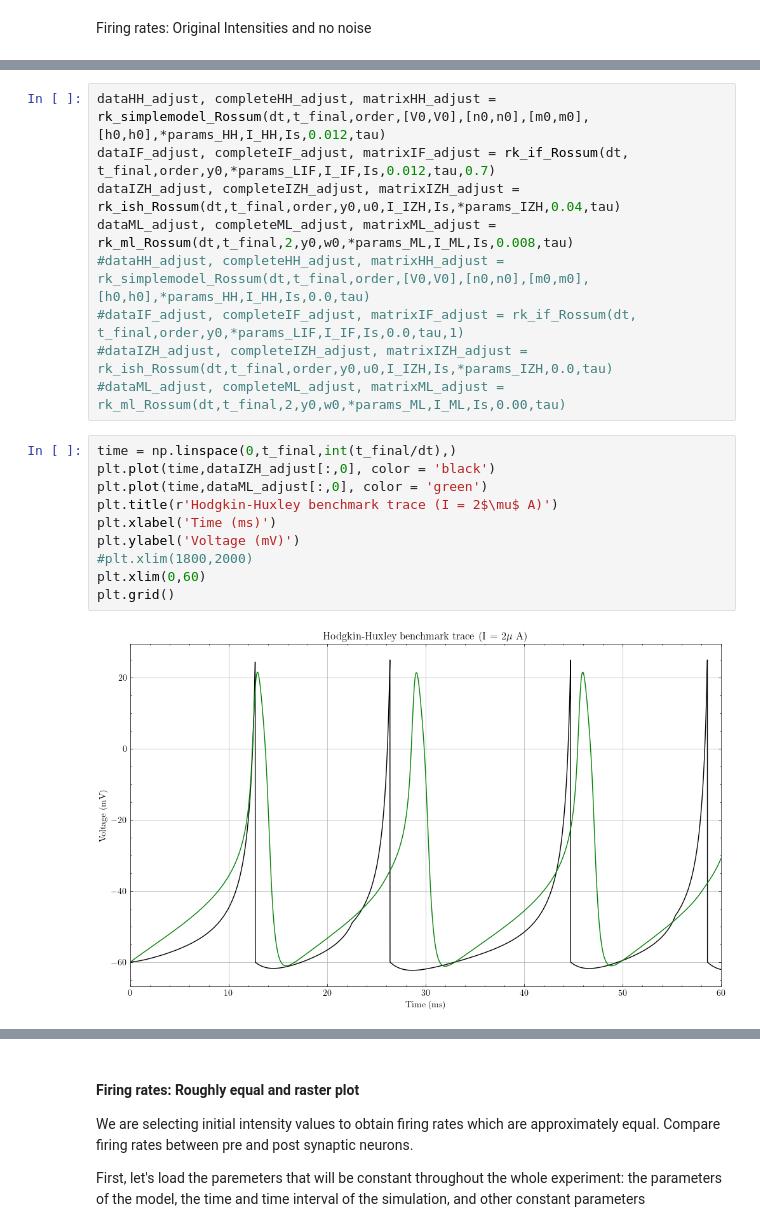
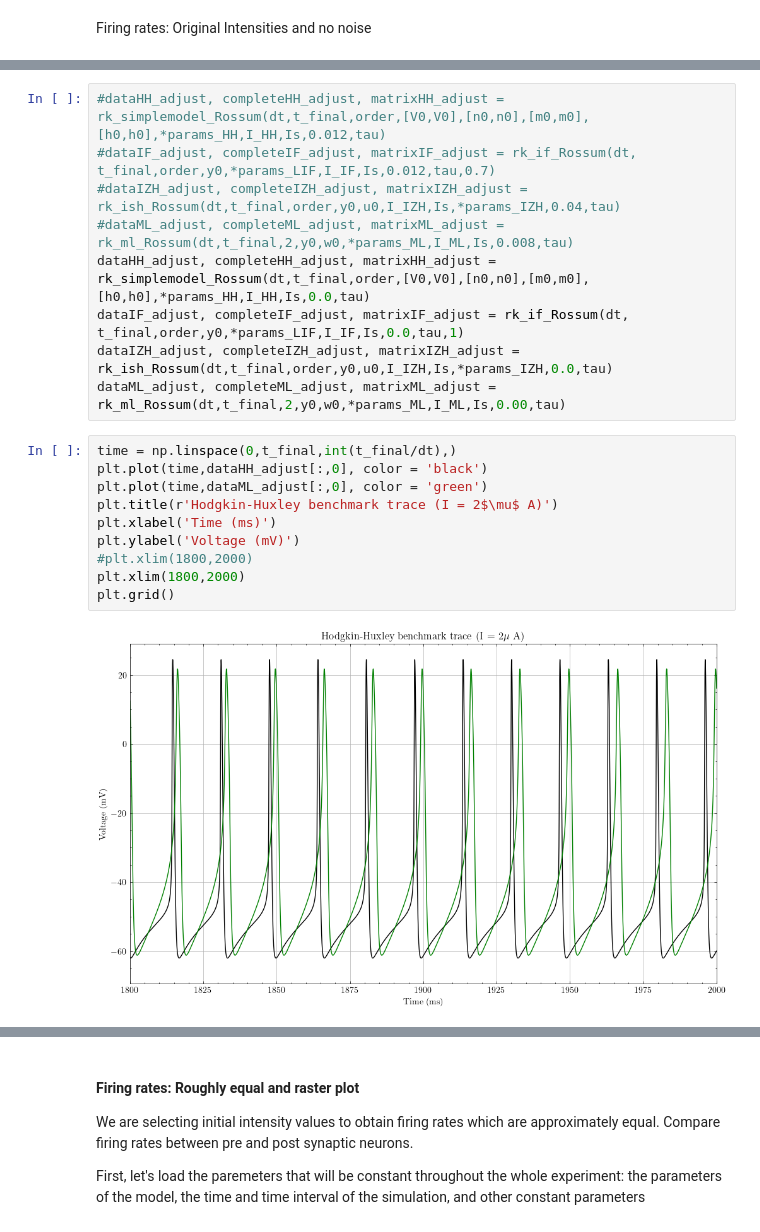
Before and after one commit to Sir-Bip-Bop/Gap-Junction-Coupling-Studies, a Jupyter notebook: synchrony_experiment.ipynb, the cells around one changed output, grey strips where cells are left out. Cells and saved outputs as stored; diff of their text form.

Commit message:
fixed van rossum?

```diff
--- a/synchrony_experiment.ipynb
+++ b/synchrony_experiment.ipynb
@@ -68,24 +68,24 @@ I_ML[:,1] = 1.25
 # %%
-dataHH_adjust, completeHH_adjust, matrixHH_adjust = rk_simplemodel_Rossum(dt,t_final,order,[V0,V0],[n0,n0],[m0,m0],[h0,h0],*params_HH,I_HH,Is,0.012,tau)
-dataIF_adjust, completeIF_adjust, matrixIF_adjust = rk_if_Rossum(dt, t_final,order,y0,*params_LIF,I_IF,Is,0.012,tau,0.7)
-dataIZH_adjust, completeIZH_adjust, matrixIZH_adjust = rk_ish_Rossum(dt,t_final,order,y0,u0,I_IZH,Is,*params_IZH,0.04,tau)
-dataML_adjust, completeML_adjust, matrixML_adjust = rk_ml_Rossum(dt,t_final,2,y0,w0,*params_ML,I_ML,Is,0.008,tau)
-#dataHH_adjust, completeHH_adjust, matrixHH_adjust = rk_simplemodel_Rossum(dt,t_final,order,[V0,V0],[n0,n0],[m0,m0],[h0,h0],*params_HH,I_HH,Is,0.0,tau)
-#dataIF_adjust, completeIF_adjust, matrixIF_adjust = rk_if_Rossum(dt, t_final,order,y0,*params_LIF,I_IF,Is,0.0,tau,1)
-#dataIZH_adjust, completeIZH_adjust, matrixIZH_adjust = rk_ish_Rossum(dt,t_final,order,y0,u0,I_IZH,Is,*params_IZH,0.0,tau)
-#dataML_adjust, completeML_adjust, matrixML_adjust = rk_ml_Rossum(dt,t_final,2,y0,w0,*params_ML,I_ML,Is,0.00,tau)
+#dataHH_adjust, completeHH_adjust, matrixHH_adjust = rk_simplemodel_Rossum(dt,t_final,order,[V0,V0],[n0,n0],[m0,m0],[h0,h0],*params_HH,I_HH,Is,0.012,tau)
+#dataIF_adjust, completeIF_adjust, matrixIF_adjust = rk_if_Rossum(dt, t_final,order,y0,*params_LIF,I_IF,Is,0.012,tau,0.7)
+#dataIZH_adjust, completeIZH_adjust, matrixIZH_adjust = rk_ish_Rossum(dt,t_final,order,y0,u0,I_IZH,Is,*params_IZH,0.04,tau)
+#dataML_adjust, completeML_adjust, matrixML_adjust = rk_ml_Rossum(dt,t_final,2,y0,w0,*params_ML,I_ML,Is,0.008,tau)
+dataHH_adjust, completeHH_adjust, matrixHH_adjust = rk_simplemodel_Rossum(dt,t_final,order,[V0,V0],[n0,n0],[m0,m0],[h0,h0],*params_HH,I_HH,Is,0.0,tau)
+dataIF_adjust, completeIF_adjust, matrixIF_adjust = rk_if_Rossum(dt, t_final,order,y0,*params_LIF,I_IF,Is,0.0,tau,1)
+dataIZH_adjust, completeIZH_adjust, matrixIZH_adjust = rk_ish_Rossum(dt,t_final,order,y0,u0,I_IZH,Is,*params_IZH,0.0,tau)
+dataML_adjust, completeML_adjust, matrixML_adjust = rk_ml_Rossum(dt,t_final,2,y0,w0,*params_ML,I_ML,Is,0.00,tau)
 # %%
 time = np.linspace(0,t_final,int(t_final/dt),)
-plt.plot(time,dataIZH_adjust[:,0], color = 'black')
+plt.plot(time,dataHH_adjust[:,0], color = 'black')
 plt.plot(time,dataML_adjust[:,0], color = 'green')
 plt.title(r'Hodgkin-Huxley benchmark trace (I = 2$\mu$ A)')
 plt.xlabel('Time (ms)')
 plt.ylabel('Voltage (mV)')
 #plt.xlim(1800,2000)
-plt.xlim(0,60)
+plt.xlim(1800,2000)
 plt.grid()
 # %% [output]
-[figure, old version]
+[figure, new version]
 # %%
 spike_HH_1 =  (np.argwhere(np.array(matrixHH_adjust.todense())[0,:]>0) * dt).flatten()
 spike_HH_2 =  (np.argwhere(np.array(matrixHH_adjust.todense())[1,:]>0) * dt).flatten()
```
Also changed, not shown: parts of 32 cells of this notebook.
